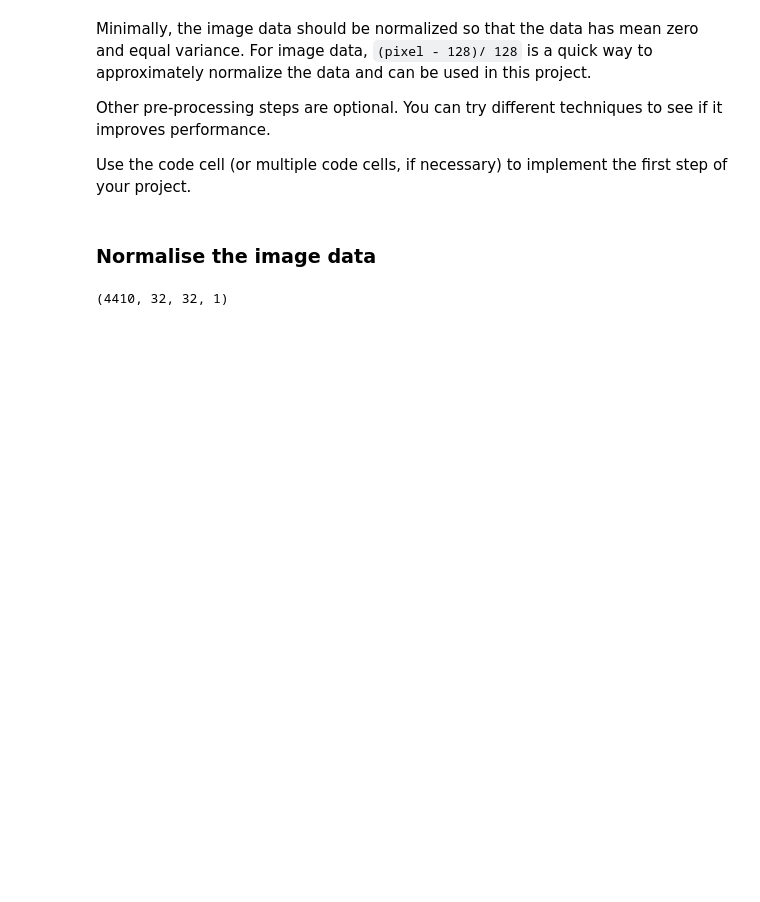
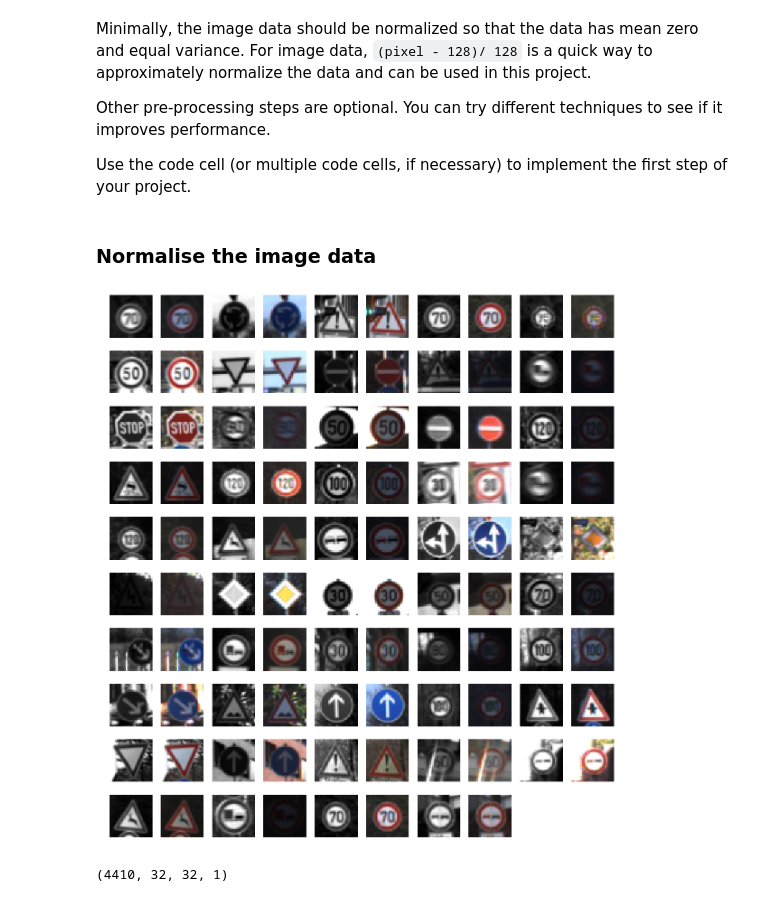
Before and after one commit to MarkDekker/CarND-Traffic-Sign-Classifier-Project, a Jupyter notebook: Traffic_Sign_Classifier.ipynb, the cells around one changed output. Cells and saved outputs as stored; diff of their text form; code cells hidden in the pictures; blank space fills up the shorter version.

```diff
--- a/Traffic_Sign_Classifier.ipynb
+++ b/Traffic_Sign_Classifier.ipynb
@@ -134,12 +130,11 @@ import random
 sign_classes = pd.read_csv("signnames.csv")['SignName'].tolist()
 
 # Look at the number of images for each sign
-label, counts = np.unique(y_train, return_counts=True)
-img_perLabel = dict(zip(label, counts))
+label_train, count_train = np.unique(y_train, return_counts=True)
 
-print("Maximum number of images per label in training set: ", max(counts))
-print("Minimum number of images per label in training set: ", min(counts))
-print("Average number of images per label in training set: ", sum(counts)/len(counts))
+print("Maximum number of images per label in training set: ", max(count_train))
+print("Minimum number of images per label in training set: ", min(count_train))
+print("Average number of images per label in training set: ", sum(count_train)/len(count_train))
 # %% [output]
 Maximum number of images per label in training set:  2010
 Minimum number of images per label in training set:  180
@@ -263,7 +306,9 @@ with tf.Session() as sess:
     processed_valid = tf_processed_valid.eval()
     processed_test = tf_processed_test.eval()
 # %%
-#print_image_sample_compare(processed_train, X_train)
+print_image_sample_compare(processed_train, X_train)
+# %% [output]
+[figure, added]
 # %%
 processed_valid.shape
 # %% [output]
```
Also changed, not shown: parts of 14 cells of this notebook.
